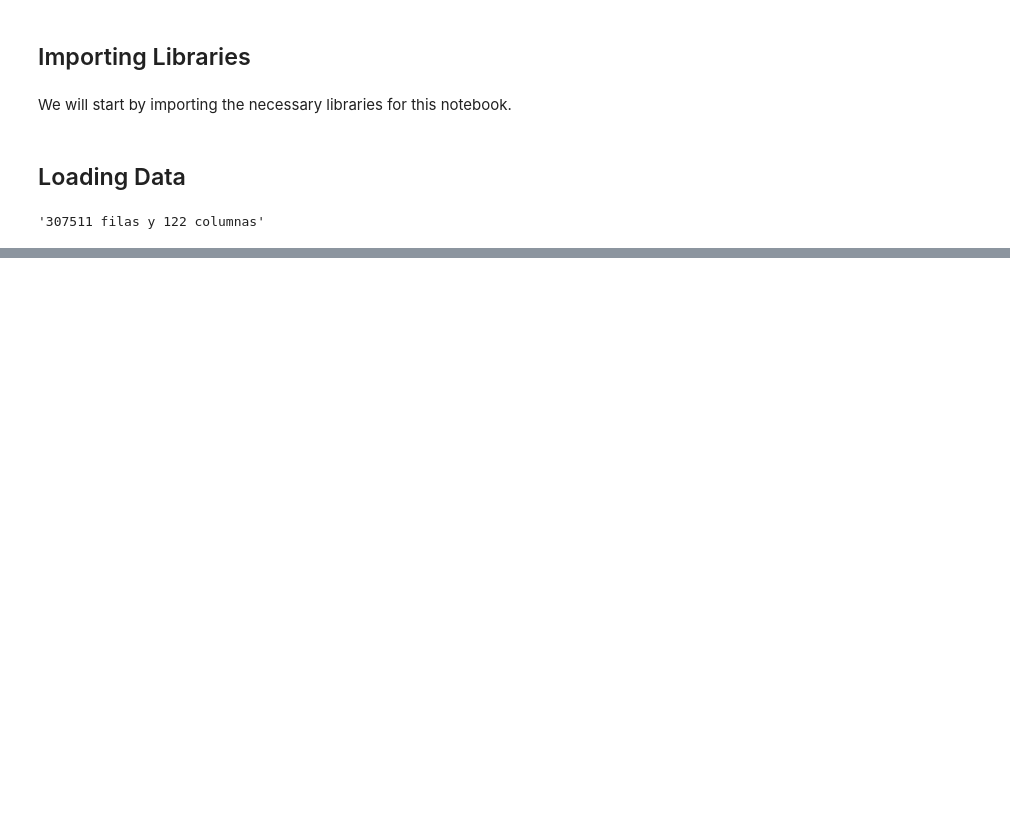
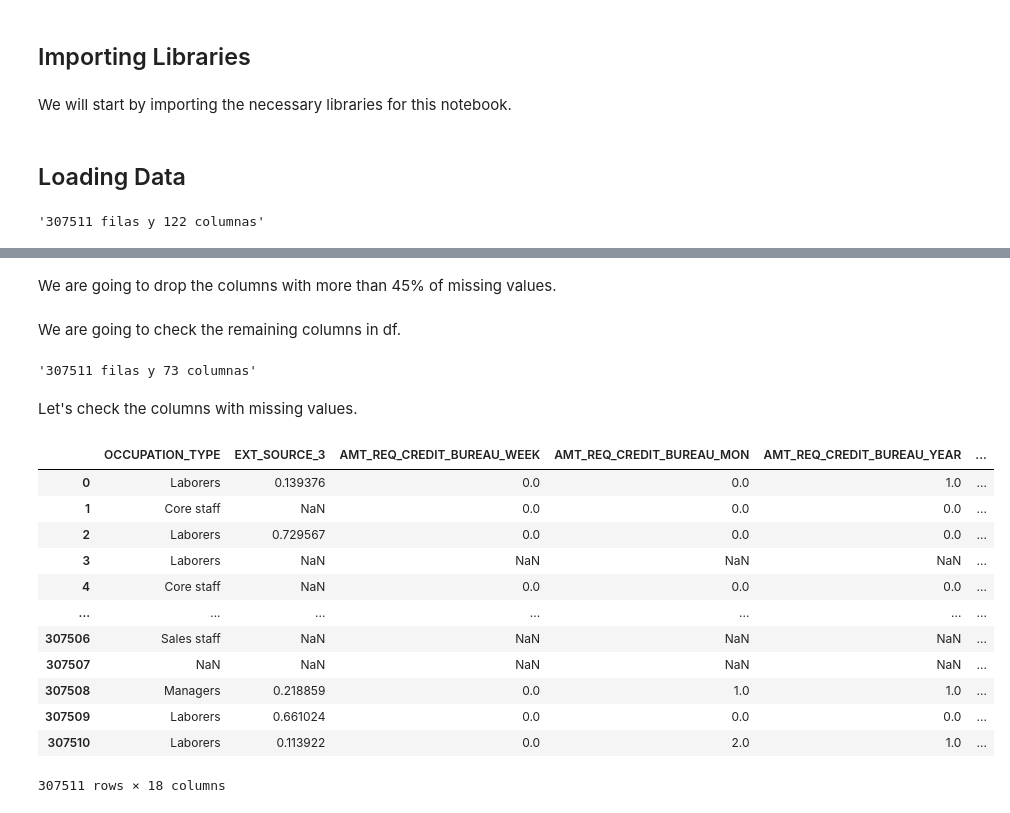
Before and after one commit to aitordiezUD/Default-Risk, a Jupyter notebook: notebooks/00_data_preprocessing.ipynb, the cells around one changed output, grey strips where cells are left out. Drawn from its saved outputs; the diff is of its cells as text; code cells hidden in the pictures; blank space fills up the shorter version.

Commit message:
Work on Missing Values

```diff
--- a/notebooks/00_data_preprocessing.ipynb
+++ b/notebooks/00_data_preprocessing.ipynb
@@ -48,0 +34,2 @@ df.shape
+# %%
+df["SK_ID_CURR"] = df["SK_ID_CURR"].astype(str)
@@ -48,0 +38,5 @@ df.shape
+# %%
+y_n_cols = ["FLAG_OWN_CAR","FLAG_OWN_REALTY"]
+df = format_boolean_columns(df,"FLAG_OWN_CAR")
+df = format_boolean_columns(df,"EMERGENCYSTATE_MODE",true_label="Yes",false_label="No")
+cols_1_0 = ["FLAG_MOBIL","FLAG_EMP_PHONE","FLAG_WORK_PHONE","FLAG_CONT_MOBILE","FLAG_PHONE","FLAG_EMAIL","REG_REGION_NOT_LIVE_REGION","REG_REGION_NOT_WORK_REGION","LIVE_REGION_NOT_WORK_REGION","REG_CITY_NOT_LIVE_CITY","REG_CITY_NOT_WORK_CITY","LIVE_CITY_NOT_WORK_CITY","FLAG_DOCUMENT_2", "FLAG_DOCUMENT_3", "FLAG_DOCUMENT_4", "FLAG_DOCUMENT_5", "FLAG_DOCUMENT_6", "FLAG_DOCUMENT_7", "FLAG_DOCUMENT_8", "FLAG_DOCUMENT_9", "FLAG_DOCUMENT_10", "FLAG_DOCUMENT_11", "FLAG_DOCUMENT_12", "FLAG_DOCUMENT_13", "FLAG_DOCUMENT_14", "FLAG_DOCUMENT_15", "FLAG_DOCUMENT_16", "FLAG_DOCUMENT_17", "FLAG_DOCUMENT_18", "FLAG_DOCUMENT_19", "FLAG_DOCUMENT_20", "FLAG_DOCUMENT_21"]
@@ -48,0 +45,3 @@ df.shape
+# %%
+missing_values_perc = missing_values_percentage(df)
+missing_values_perc
@@ -48,0 +62,29 @@ df.shape
+# %% [markdown]
+We are going to drop the columns with more than 45% of missing values.
+# %%
+df = drop_columns(df,missing_values_perc,45)
+missing_values_perc = missing_values_percentage(df)
+# %% [markdown]
+We are going to check the remaining columns in df.
+# %%
+forma(df)
+# %% [output]
+'307511 filas y 73 columnas'
+# %% [markdown]
+Let's check the columns with missing values.
+# %%
+df[missing_values_perc.index]
+# %% [output]
+|  | OCCUPATION_TYPE | EXT_SOURCE_3 | AMT_REQ_CREDIT_BUREAU_WEEK | AMT_REQ_CREDIT_BUREAU_MON | AMT_REQ_CREDIT_BUREAU_YEAR | ... |
+| 0 | Laborers | 0.139376 | 0.0 | 0.0 | 1.0 | ... |
+| 1 | Core staff | NaN | 0.0 | 0.0 | 0.0 | ... |
+| 2 | Laborers | 0.729567 | 0.0 | 0.0 | 0.0 | ... |
+| 3 | Laborers | NaN | NaN | NaN | NaN | ... |
+| 4 | Core staff | NaN | 0.0 | 0.0 | 0.0 | ... |
+| ... | ... | ... | ... | ... | ... | ... |
+| 307506 | Sales staff | NaN | NaN | NaN | NaN | ... |
+| 307507 | NaN | NaN | NaN | NaN | NaN | ... |
+| 307508 | Managers | 0.218859 | 0.0 | 1.0 | 1.0 | ... |
+| 307509 | Laborers | 0.661024 | 0.0 | 0.0 | 0.0 | ... |
+| 307510 | Laborers | 0.113922 | 0.0 | 2.0 | 1.0 | ... |
+307511 rows × 18 columns
```
Also changed, not shown: parts of 25 cells of this notebook, 1 other file.
